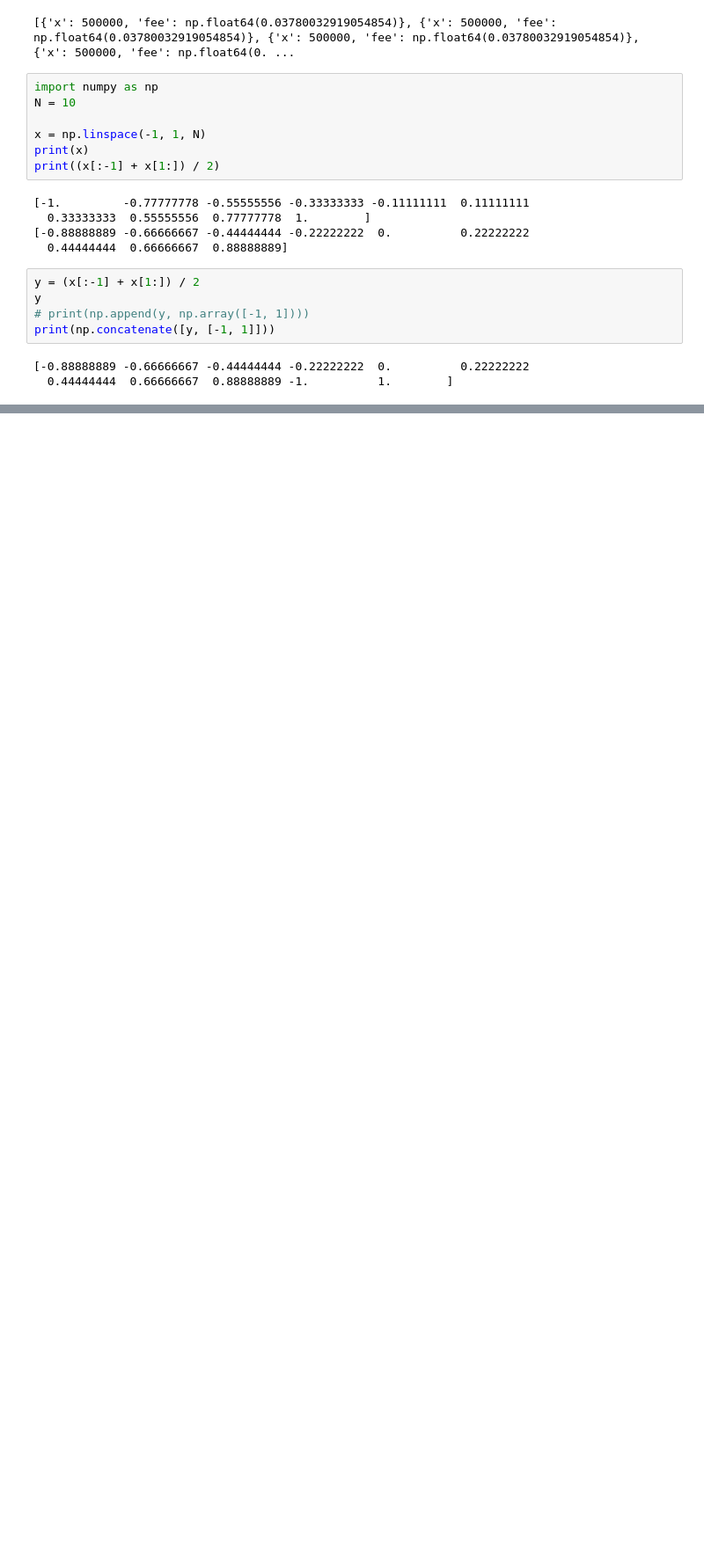
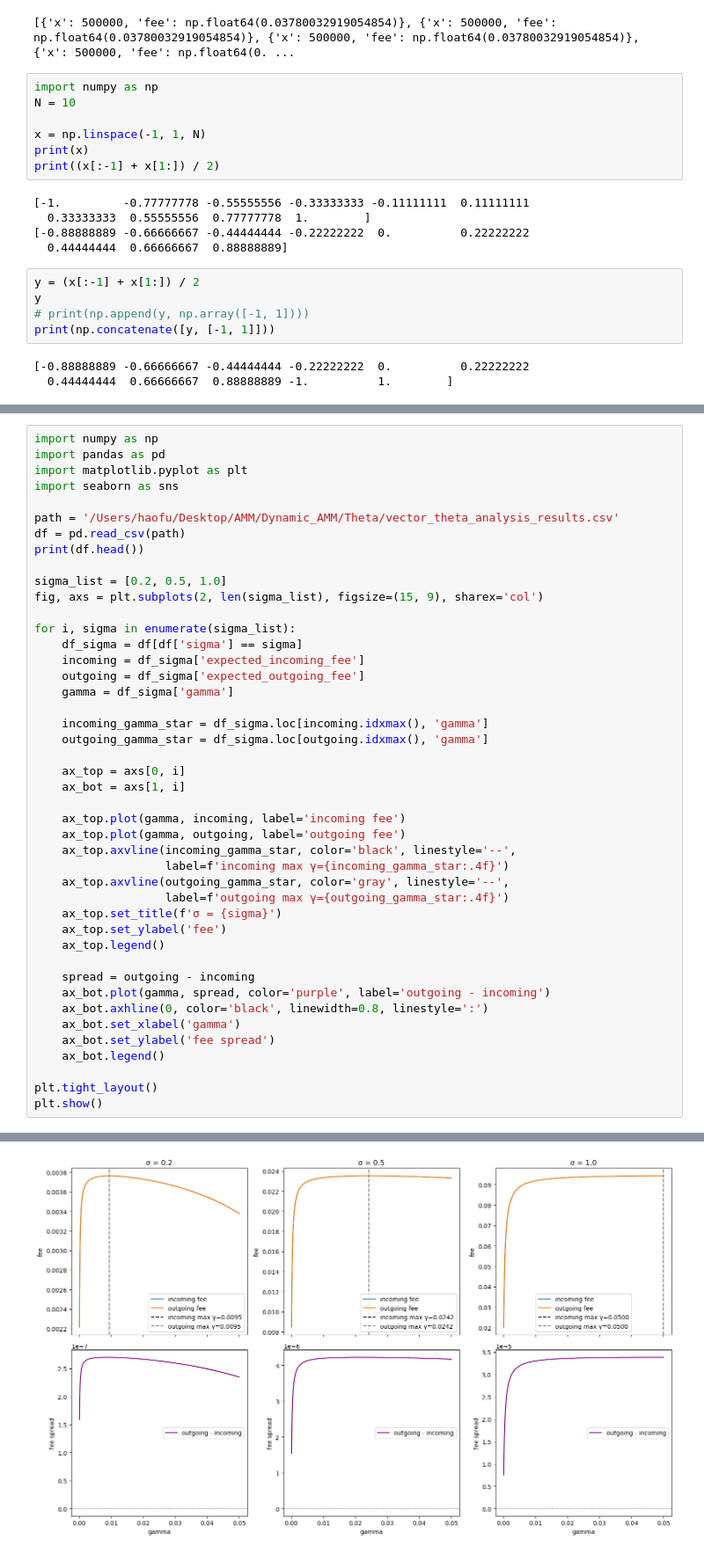
Before and after one commit to WillInvest/Dynamic_AMM, a Jupyter notebook: Theta/analysis.ipynb, the cells around one changed output, grey strips where cells are left out. Shown at 88% size. Drawn from its saved outputs; the diff is of its cells as text; blank space fills up the shorter version.

```diff
--- a/Theta/analysis.ipynb
+++ b/Theta/analysis.ipynb
@@ -216,0 +248,45 @@ print(np.concatenate([y, [-1, 1]]))
+# %%
+import numpy as np
+import pandas as pd
+import matplotlib.pyplot as plt
+import seaborn as sns
+
+path = '/Users/haofu/Desktop/AMM/Dynamic_AMM/Theta/vector_theta_analysis_results.csv'
+df = pd.read_csv(path)
+print(df.head())
+
+sigma_list = [0.2, 0.5, 1.0]
+fig, axs = plt.subplots(2, len(sigma_list), figsize=(15, 9), sharex='col')
+
+for i, sigma in enumerate(sigma_list):
+    df_sigma = df[df['sigma'] == sigma]
+    incoming = df_sigma['expected_incoming_fee']
+    outgoing = df_sigma['expected_outgoing_fee']
+    gamma = df_sigma['gamma']
+
+    incoming_gamma_star = df_sigma.loc[incoming.idxmax(), 'gamma']
+    outgoing_gamma_star = df_sigma.loc[outgoing.idxmax(), 'gamma']
+
+    ax_top = axs[0, i]
+    ax_bot = axs[1, i]
+
+    ax_top.plot(gamma, incoming, label='incoming fee')
+    ax_top.plot(gamma, outgoing, label='outgoing fee')
+    ax_top.axvline(incoming_gamma_star, color='black', linestyle='--',
+                   label=f'incoming max γ={incoming_gamma_star:.4f}')
+    ax_top.axvline(outgoing_gamma_star, color='gray', linestyle='--',
+                   label=f'outgoing max γ={outgoing_gamma_star:.4f}')
+    ax_top.set_title(f'σ = {sigma}')
+    ax_top.set_ylabel('fee')
+    ax_top.legend()
+
+    spread = outgoing - incoming
+    ax_bot.plot(gamma, spread, color='purple', label='outgoing - incoming')
+    ax_bot.axhline(0, color='black', linewidth=0.8, linestyle=':')
+    ax_bot.set_xlabel('gamma')
+    ax_bot.set_ylabel('fee spread')
+    ax_bot.legend()
+
+plt.tight_layout()
+plt.show()
+# %% [output]
@@ -216,0 +299 @@ print(np.concatenate([y, [-1, 1]]))
+[figure, added]
```
Also changed, not shown: parts of 7 cells of this notebook, 1 other file.
